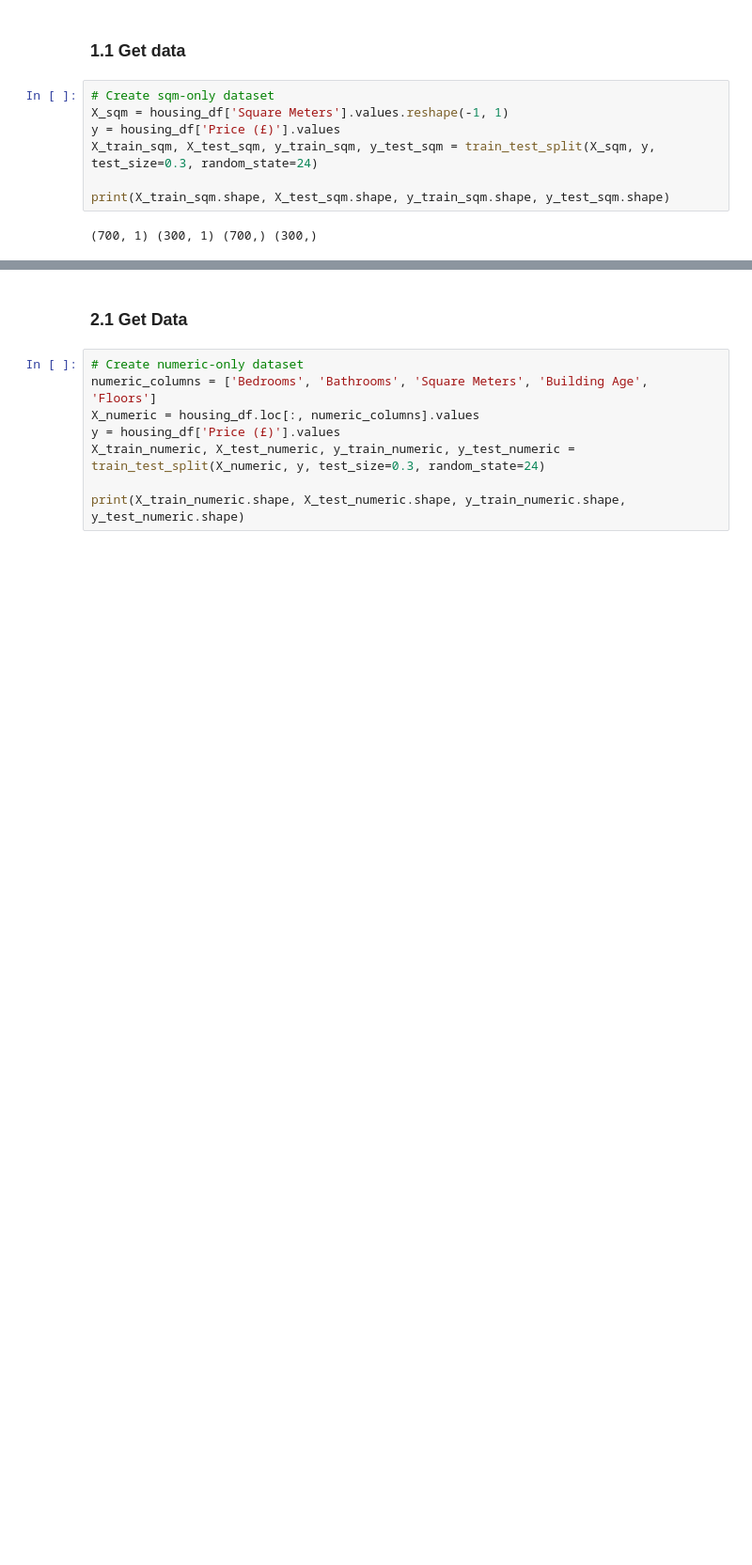
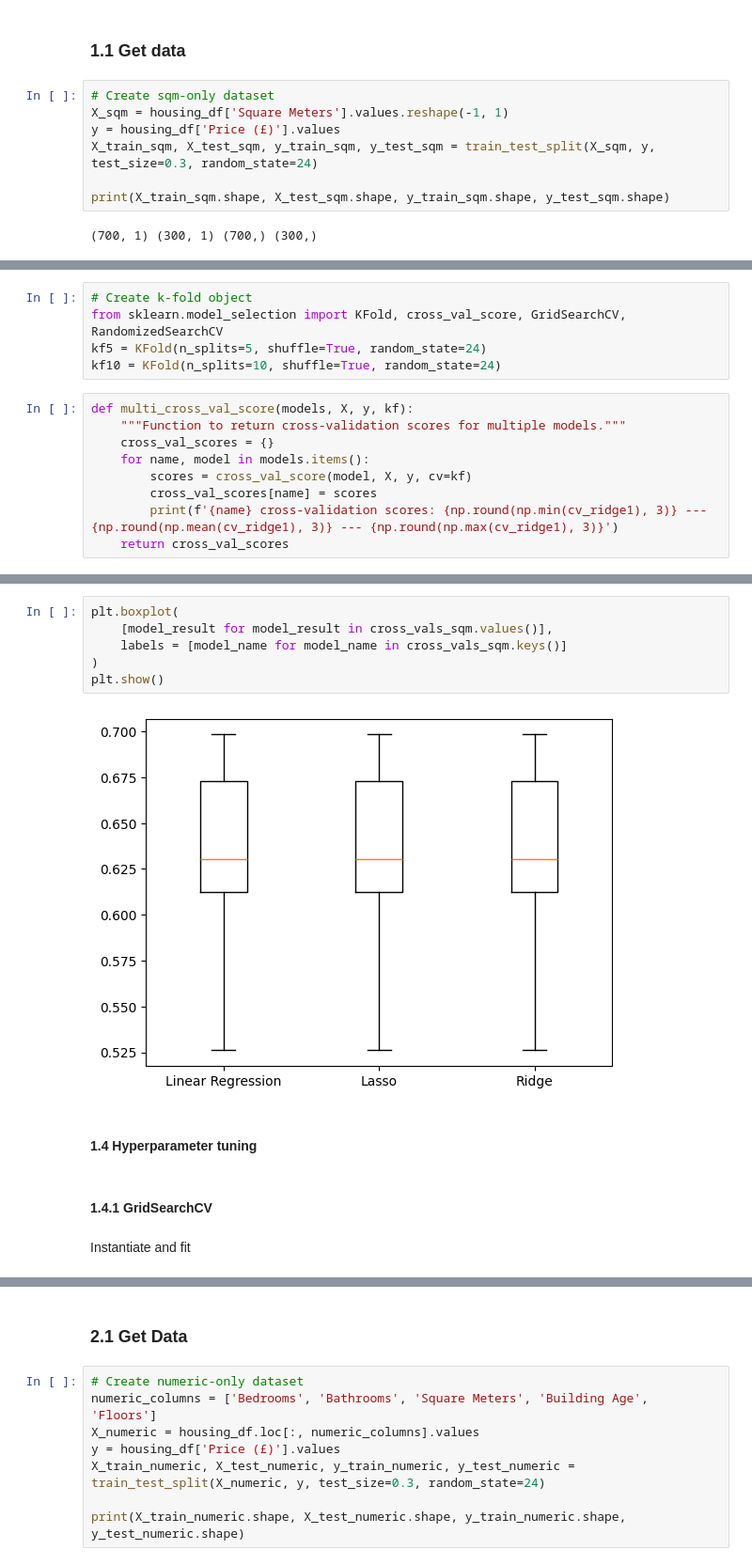
Before and after one commit to rsamconn/London-housing, a Jupyter notebook: Regression_analysis.ipynb, the cells around one changed output, grey strips where cells are left out. Shown at 94% size. Cells and saved outputs as stored; diff of their text form; blank space fills up the shorter version.

```diff
--- a/Regression_analysis.ipynb
+++ b/Regression_analysis.ipynb
@@ -151,0 +168,14 @@ Ridge score: 0.5912280024580444
+# %%
+# Create k-fold object
+from sklearn.model_selection import KFold, cross_val_score, GridSearchCV, RandomizedSearchCV
+kf5 = KFold(n_splits=5, shuffle=True, random_state=24)
+kf10 = KFold(n_splits=10, shuffle=True, random_state=24)
+# %%
+def multi_cross_val_score(models, X, y, kf):
+    """Function to return cross-validation scores for multiple models."""
+    cross_val_scores = {}
+    for name, model in models.items():
+        scores = cross_val_score(model, X, y, cv=kf)
+        cross_val_scores[name] = scores
+        print(f'{name} cross-validation scores: {np.round(np.min(cv_ridge1), 3)} --- {np.round(np.mean(cv_ridge1), 3)} --- {np.round(np.max(cv_ridge1), 3)}')
+    return cross_val_scores
@@ -151,0 +193,14 @@ Ridge score: 0.5912280024580444
+# %%
+plt.boxplot(
+    [model_result for model_result in cross_vals_sqm.values()],
+    labels = [model_name for model_name in cross_vals_sqm.keys()]
+)
+plt.show()
+# %% [output]
+[figure, added]
+# %% [markdown]
+#### 1.4 Hyperparameter tuning
+# %% [markdown]
+#### 1.4.1 GridSearchCV
+# %% [markdown]
+Instantiate and fit
```
Also changed, not shown: parts of 34 cells of this notebook.
